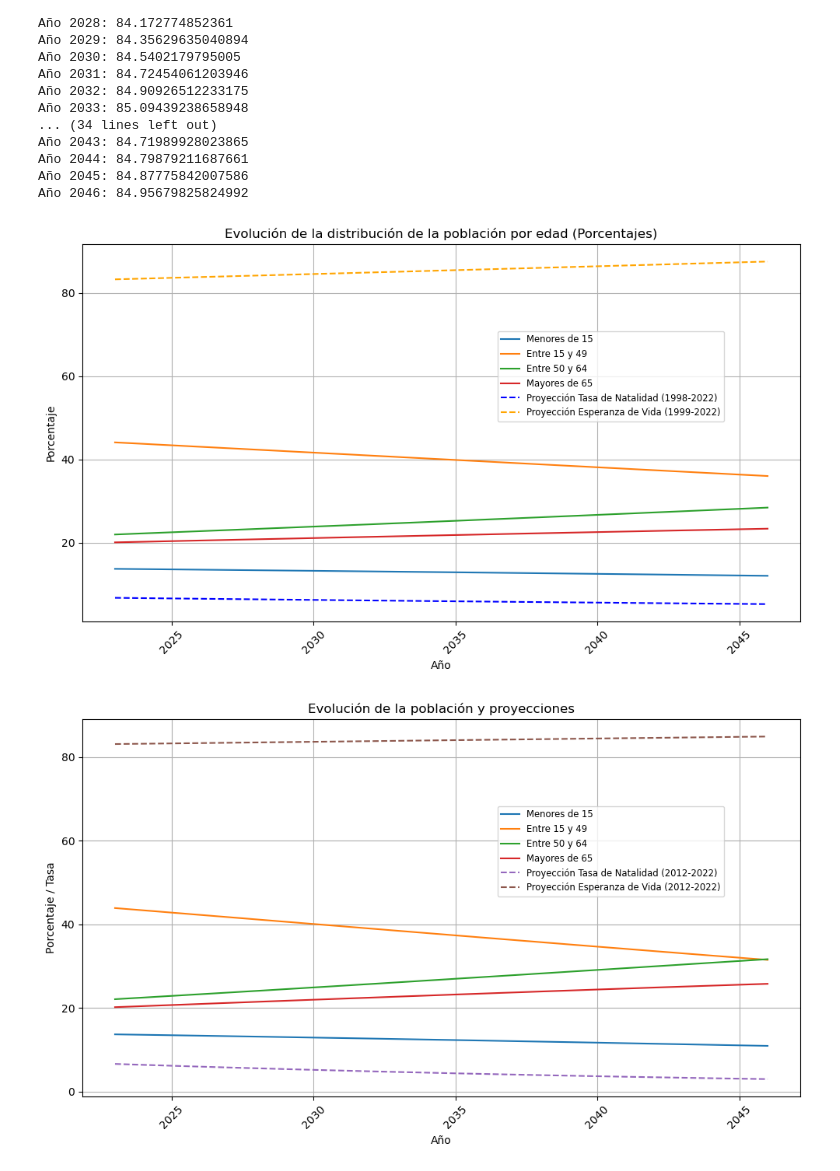
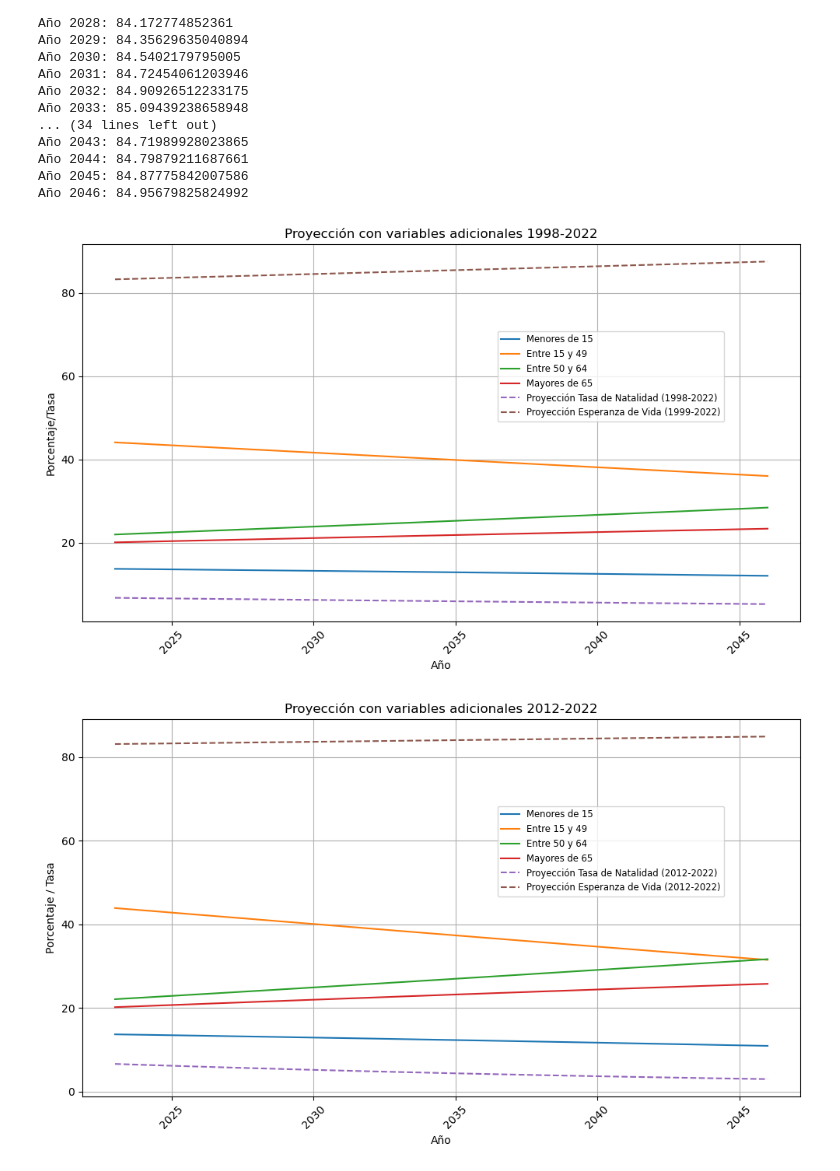
Before and after one commit to IkerNicolasGamiz/TFM, a Jupyter notebook: Notebooks/Modelo2.ipynb, the cells around one changed output. Drawn from its saved outputs; the diff is of its cells as text; code cells hidden in the pictures.

```diff
--- a/Notebooks/Modelo2.ipynb
+++ b/Notebooks/Modelo2.ipynb
@@ -603,38 +603,38 @@ años_proyeccion = df_porcentajes_proyeccion.index
 # Obtener los porcentajes para cada grupo de edad
 porcentajes_menores_de_15_proyeccion = df_porcentajes_proyeccion["Menores de 15"]
 porcentajes_entre_15_y_49_proyeccion = df_porcentajes_proyeccion["Entre 15 y 49"]
 porcentajes_entre_50_y_64_proyeccion = df_porcentajes_proyeccion["Entre 50 y 64"]
 porcentajes_mayores_de_65_proyeccion = df_porcentajes_proyeccion["Mayores de 65"]
 
 # Crear una figura y un conjunto de ejes
 fig, ax = plt.subplots(figsize=(10, 6))
 
 # Graficar los porcentajes de cada grupo de edad para la proyección
 ax.plot(años_proyeccion, porcentajes_menores_de_15_proyeccion, label="Menores de 15")
 ax.plot(años_proyeccion, porcentajes_entre_15_y_49_proyeccion, label="Entre 15 y 49")
 ax.plot(años_proyeccion, porcentajes_entre_50_y_64_proyeccion, label="Entre 50 y 64")
 ax.plot(años_proyeccion, porcentajes_mayores_de_65_proyeccion, label="Mayores de 65")
 
 # Graficar la proyección de la tasa de natalidad
-ax.plot(años_proyeccion, list(proyeccion_tasa_natalidad_1998_2022.values()), label="Proyección Tasa de Natalidad (1998-2022)", linestyle='--', color=colors[0])
+ax.plot(años_proyeccion, list(proyeccion_tasa_natalidad_1998_2022.values()), label="Proyección Tasa de Natalidad (1998-2022)", linestyle='--')
 
 # Graficar la proyección de la esperanza de vida
-ax.plot(años_proyeccion, list(proyeccion_esperanza_vida_1999_2022.values()), label="Proyección Esperanza de Vida (1999-2022)", linestyle='--', color=colors[1])
+ax.plot(años_proyeccion, list(proyeccion_esperanza_vida_1999_2022.values()), label="Proyección Esperanza de Vida (1999-2022)", linestyle='--')
 
 
 # Configurar el gráfico
-ax.set_title("Evolución de la distribución de la población por edad (Porcentajes)")
+ax.set_title("Proyección con variables adicionales 1998-2022")
 ax.set_xlabel("Año")
-ax.set_ylabel("Porcentaje")
+ax.set_ylabel("Porcentaje/Tasa")
 ax.legend(fontsize='small', bbox_to_anchor=(0.9, 0.65), loc='center right')
 ax.grid(True)
 
 # Mostrar el gráfico
 plt.xticks(rotation=45)
 plt.tight_layout()
 plt.show()
 # %% [output]
-[figure, old version]
+[figure, new version]
 # %%
 import pandas as pd
 import matplotlib.pyplot as plt
@@ -685,7 +685,7 @@ ax.plot(años_proyeccion, list(proyeccion_tasa_natalidad_2012_2022.values()), la
 ax.plot(años_proyeccion, list(proyeccion_esperanza_vida_2012_2022.values()), label="Proyección Esperanza de Vida (2012-2022)", linestyle='--')
 
 # Configurar el gráfico
-ax.set_title("Evolución de la población y proyecciones")
+ax.set_title("Proyección con variables adicionales 2012-2022")
 ax.set_xlabel("Año")
 ax.set_ylabel("Porcentaje / Tasa")
 ax.legend(fontsize='small', bbox_to_anchor=(0.9, 0.65), loc='center right')
@@ -696,4 +696,4 @@ plt.xticks(rotation=45)
 plt.tight_layout()
 plt.show()
 # %% [output]
-[figure, old version]
+[figure, new version]
```
Also changed, not shown: parts of 1 cell of this notebook.
